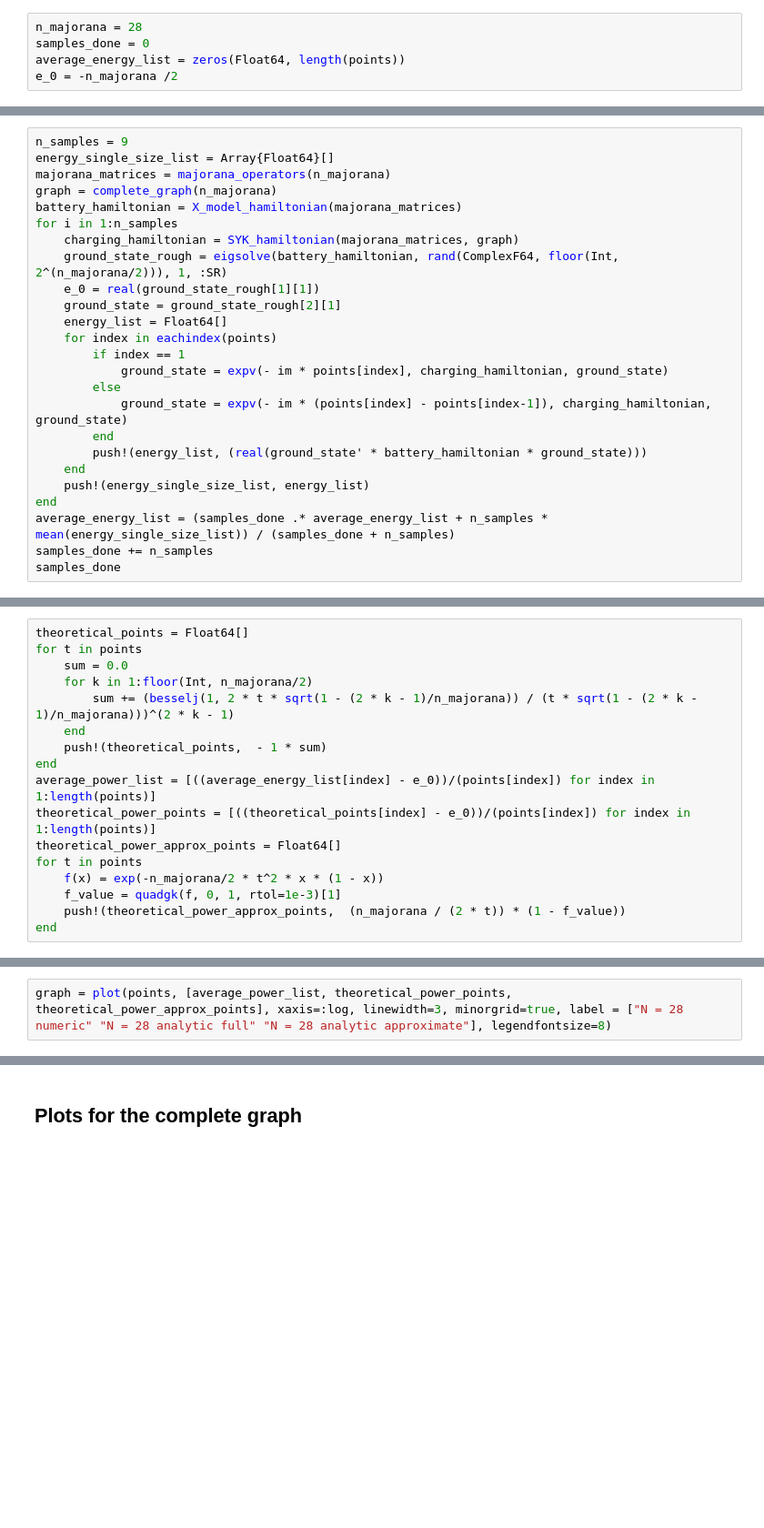
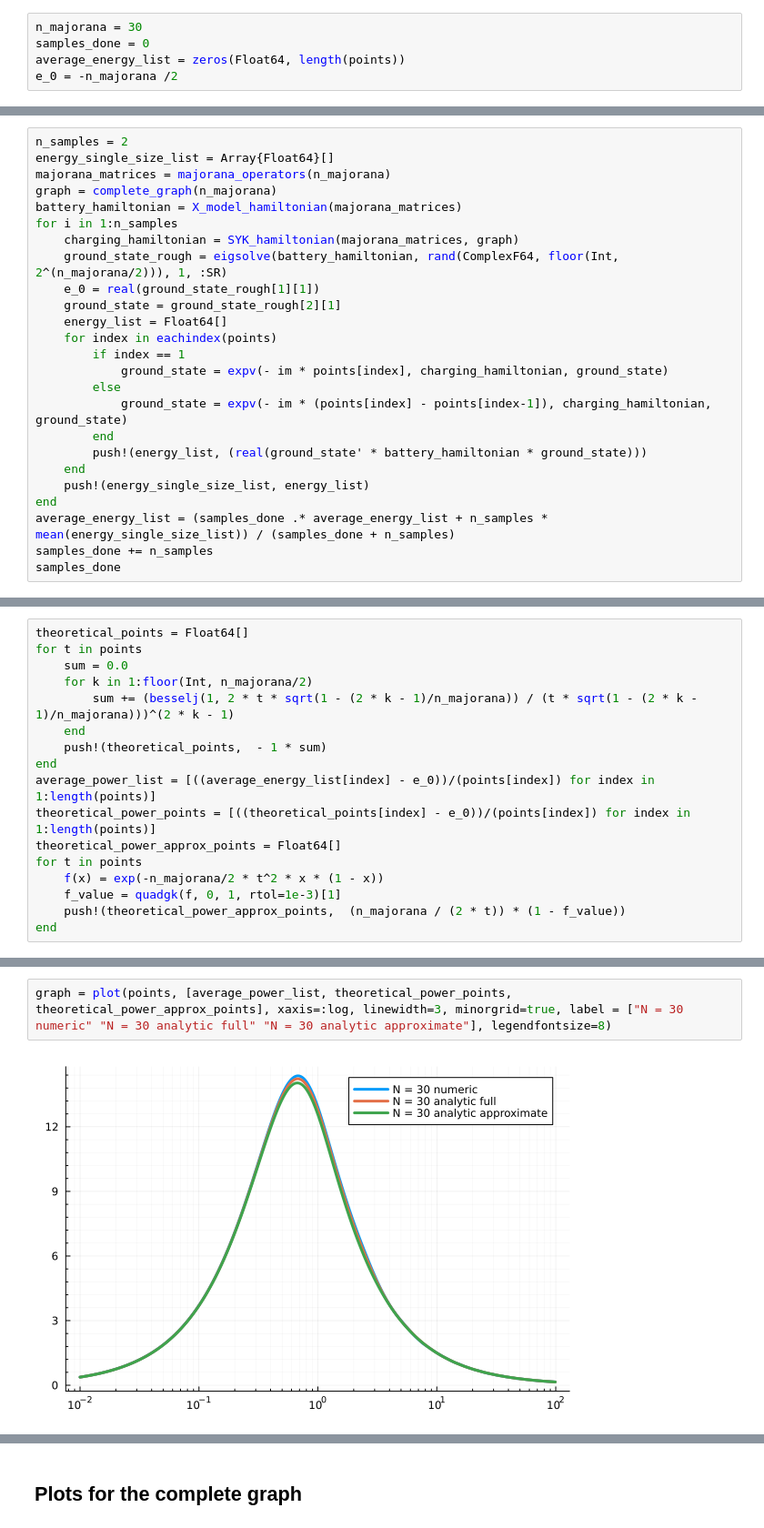
Before and after one commit to Dario-Rosa85/ChargingPower, a Jupyter notebook: notebook/charging_power.ipynb, the cells around one changed output, grey strips where cells are left out. Shown at 91% size. Saved outputs shown, nothing was run; the diff lists cells and outputs as text; blank space fills up the shorter version.

```diff
--- a/notebook/charging_power.ipynb
+++ b/notebook/charging_power.ipynb
@@ -96,7 +96,7 @@ end;
 # %% [markdown]
 Let us now collect the data for the X-model battery
 # %%
-n_majorana = 28
+n_majorana = 30
 samples_done = 0
 average_energy_list = zeros(Float64, length(points))
 e_0 = -n_majorana /2
@@ -103,5 +105,5 @@ e_0 = -n_majorana /2
 # %%
-n_samples = 9
+n_samples = 2
 energy_single_size_list = Array{Float64}[]
 majorana_matrices = majorana_operators(n_majorana)
 graph = complete_graph(n_majorana)
@@ -147,3 +153,5 @@ plot(points, [average_energy_list, theoretical_points], xaxis=:log, linewidth=2,
 # %%
-graph = plot(points, [average_power_list, theoretical_power_points, theoretical_power_approx_points], xaxis=:log, linewidth=3, minorgrid=true, label = ["N = 28 numeric" "N = 28 analytic full" "N = 28 analytic approximate"], legendfontsize=8)
+graph = plot(points, [average_power_list, theoretical_power_points, theoretical_power_approx_points], xaxis=:log, linewidth=3, minorgrid=true, label = ["N = 30 numeric" "N = 30 analytic full" "N = 30 analytic approximate"], legendfontsize=8)
+# %% [output]
+[figure, added]
 # %%
```
Also changed, not shown: parts of 47 cells of this notebook.
